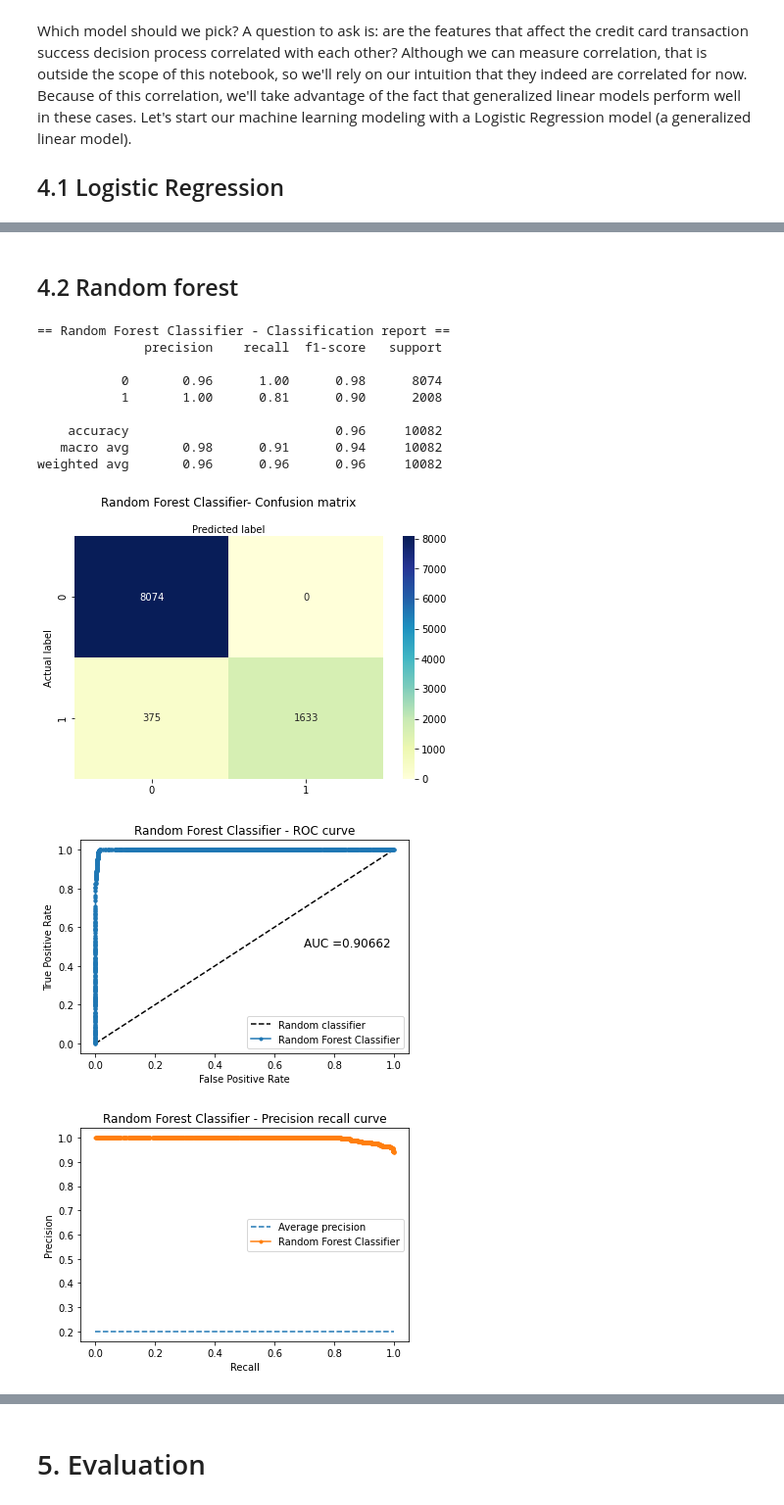
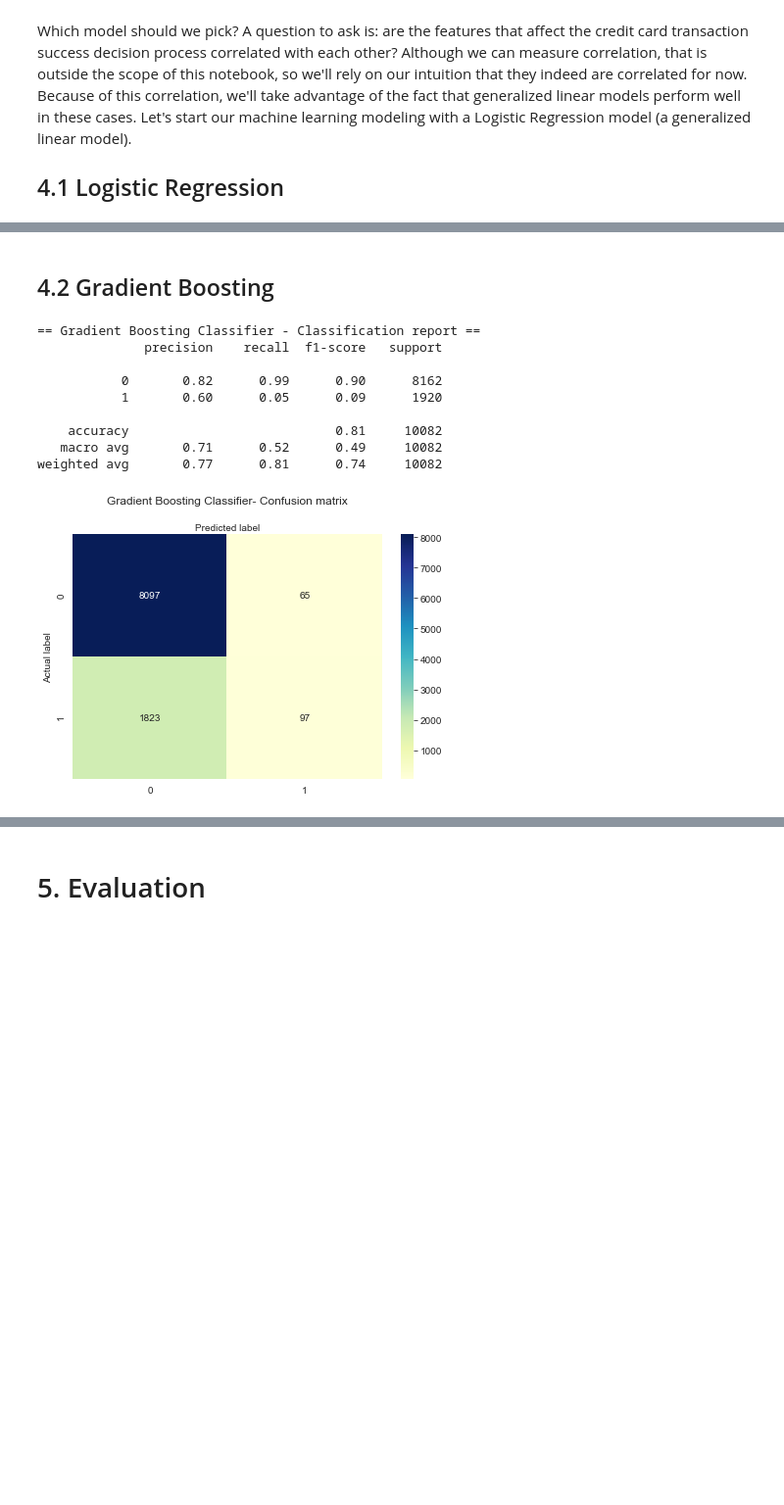
Before and after one commit to igorlevecarov/DataScience, a Jupyter notebook: Credit Card Routing for Online Purchase via Predictive Modelling/notebook.ipynb, the cells around one changed output, grey strips where cells are left out. Shown at 98% size. Cells and saved outputs as stored; diff of their text form; code cells hidden in the pictures; blank space fills up the shorter version.

```diff
--- a/Credit Card Routing for Online Purchase via Predictive Modelling/notebook.ipynb
+++ b/Credit Card Routing for Online Purchase via Predictive Modelling/notebook.ipynb
@@ -131,6 +130,10 @@ We will start analyzing the categorical feature moreover we want the see if ther
 # %%
 import seaborn as sns
 import matplotlib.pyplot as plt
+
+Palette = ["#ff6961", "#a9d39e",'#fff44f','#74bbfb'] #define your preference
+sns.set_style("whitegrid")
+sns.set_palette(Palette) #use the list defined in the function
 
 transactions_by_PSP = transactions.groupby('country')['country'].agg(['count']).sort_values(by='count',ascending=False).reset_index()
 
@@ -142,7 +145,6 @@ success_rate_by_PSP = success_rate_by_PSP.sort_values(by='percent',ascending=Fal
 
 fig, ax = plt.subplots(figsize=(6, 6))
 ax.pie(transactions_by_PSP['count'],labels=transactions_by_PSP['country'], autopct='%.2f%%')
-ax.set_title('Transactions by country')
 plt.tight_layout()
 
 summary = pd.merge(transactions_by_PSP, success_rate_by_PSP, on="country", how="inner")
@@ -390,15 +391,6 @@ The most sucess transaction have fee: 3.0
 # %%
 transactions['weekday'] = transactions['tmsp'].dt.weekday
 transactions['hour'] = transactions['tmsp'].dt.hour
-
-def CalculateTransactionFee(row):
-    fees = service_fees[service_fees.name==row['PSP']]
-    if(row['success']==1):
-        return float(fees['fee_success'])
-    else:
-        return float(fees['fee_failed'])
-
-transactions['transaction_fee'] = transactions.apply(lambda x: CalculateTransactionFee(x),axis=1)
 # %%
 display(service_fees)
 display(transactions.head())
@@ -561,6 +555,7 @@ def model_run(model, clf, X=X_test, y=y_test):
     plt.xlabel('Predicted label')
     plt.show()
 
+    """
     # Plot ROC curve
     # Compute predicted probabilities: y_pred_prob
     y_pred_prob = clf.predict_proba(X)[:,1]
@@ -591,12 +586,12 @@ def model_run(model, clf, X=X_test, y=y_test):
     plt.legend()
     # show the plot
     plt.show()
+    """
 
     return {'Model':model, \
             'Accuracy': round(accuracy,5) , \
             'Precision':round(precision,5) , \
-            'Recall':round(recall,5), \
-            'AUC':round(auc,5)}
+            'Recall':round(recall,5)}
 # %% [markdown]
 <h1>4. Modeling</h1>
 
@@ -668,25 +663,25 @@ weighted avg       0.96      0.96      0.96     10082
 # %% [markdown]
-<h2>4.2 Random forest</h2>
+<h2>4.2 Gradient Boosting</h2>
 # %%
-# Instantiate a RandomForestClassifier
-rfc = RandomForestClassifier(n_estimators=50, max_depth=6, random_state=0)
+import matplotlib.pyplot as plt
 
-# Fit RandomForestClassifier to the train set
-rfc.fit(rescaledX_train,y_train)
+# Instantiate a GradientBoostingClassifier
+gbc = GradientBoostingClassifier(n_estimators=20, learning_rate=0.5, max_features=2, max_depth=2, random_state=42)
+
+# Fit GradientBoostingClassifier to the train set
+gbc.fit(rescaledX_train,y_train)
 
 #Display model performance
-final_model.append(model_run('Random Forest Classifier', rfc, X=rescaledX_test, y=y_test))
+final_model.append(model_run('Gradient Boosting Classifier', gbc, X=rescaledX_test, y=y_test))
 # %% [output]
-== Random Forest Classifier - Classification report ==
+== Gradient Boosting Classifier - Classification report ==
               precision    recall  f1-score   support
 
-           0       0.96      1.00      0.98      8074
-           1       1.00      0.81      0.90      2008
+           0       0.82      0.99      0.90      8162
+           1       0.60      0.05      0.09      1920
 
-    accuracy                           0.96     10082
-   macro avg       0.98      0.91      0.94     10082
-weighted avg       0.96      0.96      0.96     10082
+    accuracy                           0.81     10082
+   macro avg       0.71      0.52      0.49     10082
+weighted avg       0.77      0.81      0.74     10082
-[figure, old version]
+[figure, new version]
-[figure, removed]
-[figure, removed]
 # %% [markdown]
```
Also changed, not shown: parts of 21 cells of this notebook, 8 other files.
